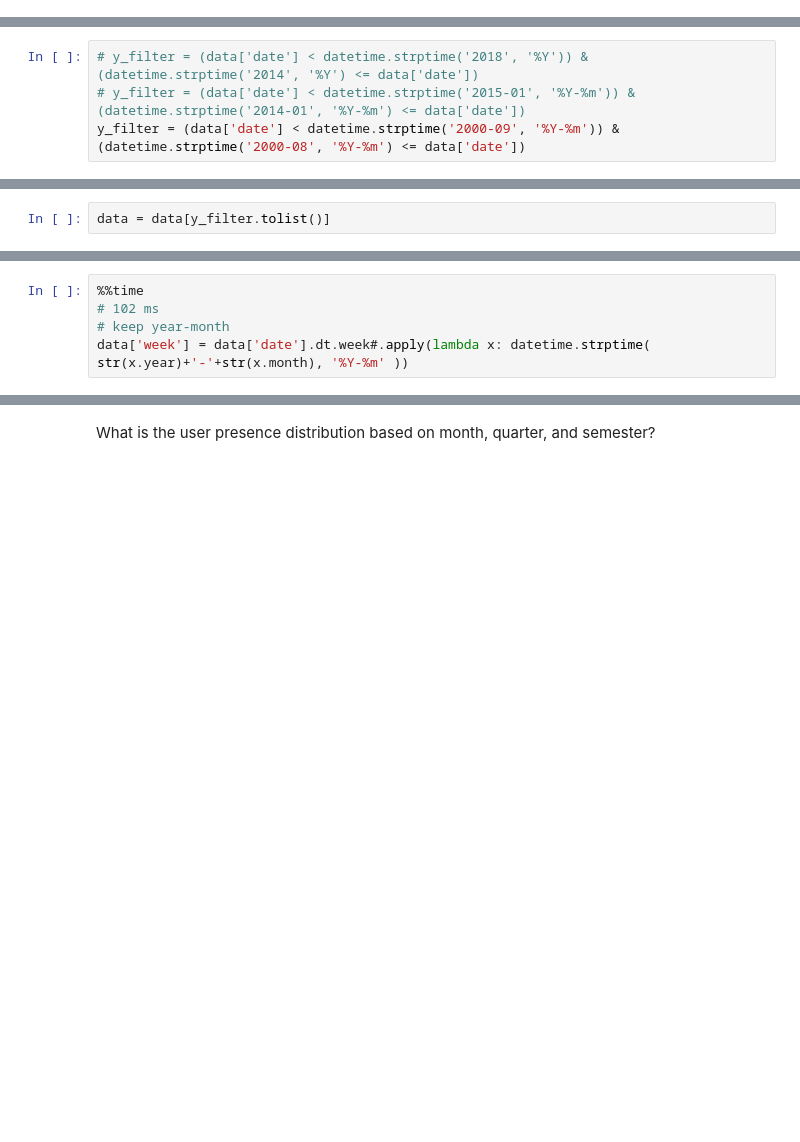
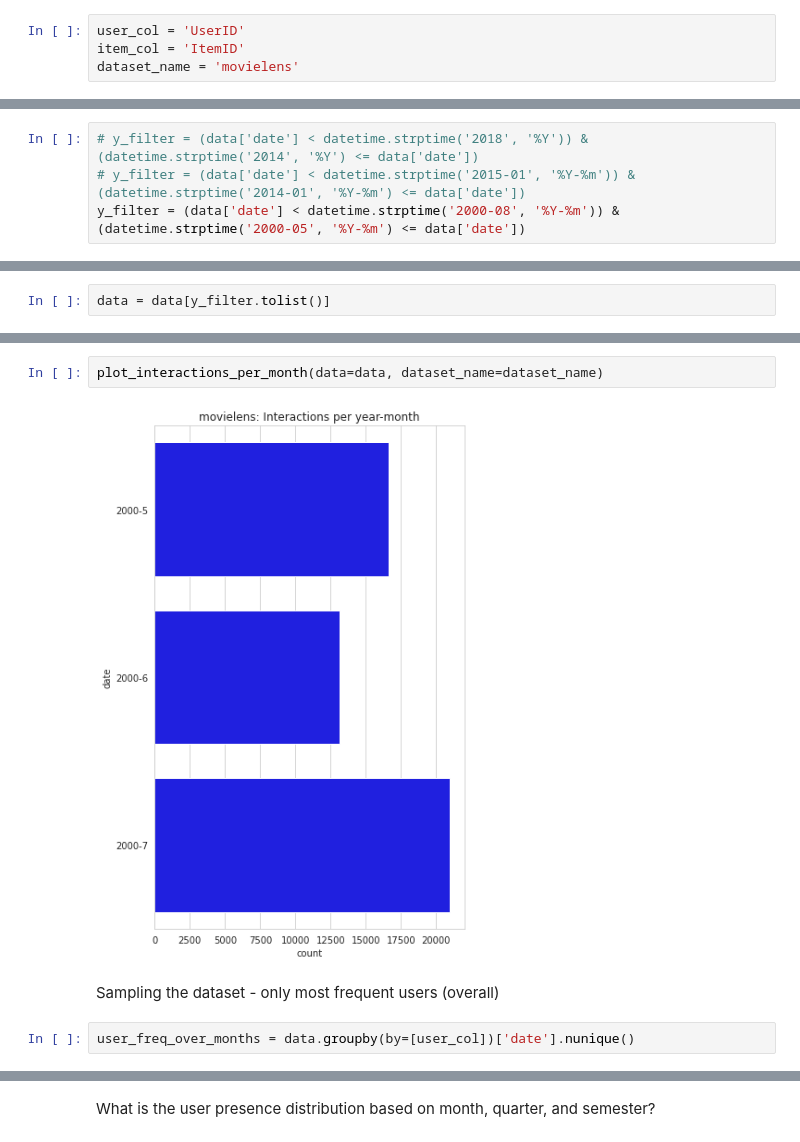
Before and after one commit to Key0412/streamRec-forgetting, a Jupyter notebook: notebooks/Avaliação de Dataset - Movielens.ipynb, the cells around one changed output, grey strips where cells are left out. Cells and saved outputs as stored; diff of their text form; blank space fills up the shorter version.

```diff
--- a/notebooks/Avaliação de Dataset - Movielens.ipynb
+++ b/notebooks/Avaliação de Dataset - Movielens.ipynb
@@ -34,6 +34,10 @@ ___
 # %%
 # importa dataset 'movielensm1'
 data = pd.read_csv("../datasets/ml1m_gte5.csv","\t")
+# %%
+user_col = 'UserID'
+item_col = 'ItemID'
+dataset_name = 'movielens'
 # %%
 # Necessary Preprocess - create date from timestamp
 data['date2'] = data['Timestamp'].apply(lambda x: datetime.fromtimestamp( x ) )
@@ -81,7 +85,7 @@ plot_interactions_per_month(data=data, dataset_name='Movielens')
 # %%
 # y_filter = (data['date'] < datetime.strptime('2018', '%Y')) & (datetime.strptime('2014', '%Y') <= data['date'])
 # y_filter = (data['date'] < datetime.strptime('2015-01', '%Y-%m')) & (datetime.strptime('2014-01', '%Y-%m') <= data['date'])
-y_filter = (data['date'] < datetime.strptime('2000-09', '%Y-%m')) & (datetime.strptime('2000-08', '%Y-%m') <= data['date'])
+y_filter = (data['date'] < datetime.strptime('2000-08', '%Y-%m')) & (datetime.strptime('2000-05', '%Y-%m') <= data['date'])
 # %%
 y_filter.sum()
 # %% [output]
@@ -101,5 +99,0 @@ data['date2'].dt.week.value_counts().plot(kind='bar')
-# %%
-%%time
-# 102 ms
-# keep year-month
-data['week'] = data['date'].dt.week#.apply(lambda x: datetime.strptime( str(x.year)+'-'+str(x.month), '%Y-%m' ))
@@ -108,0 +100,8 @@ Wall time: 12.2 ms
+# %%
+plot_interactions_per_month(data=data, dataset_name=dataset_name)
+# %% [output]
+[figure, added]
+# %% [markdown]
+Sampling the dataset - only most frequent users (overall)
+# %%
+user_freq_over_months = data.groupby(by=[user_col])['date'].nunique()
```
Also changed, not shown: parts of 40 cells of this notebook, 31 other files.
